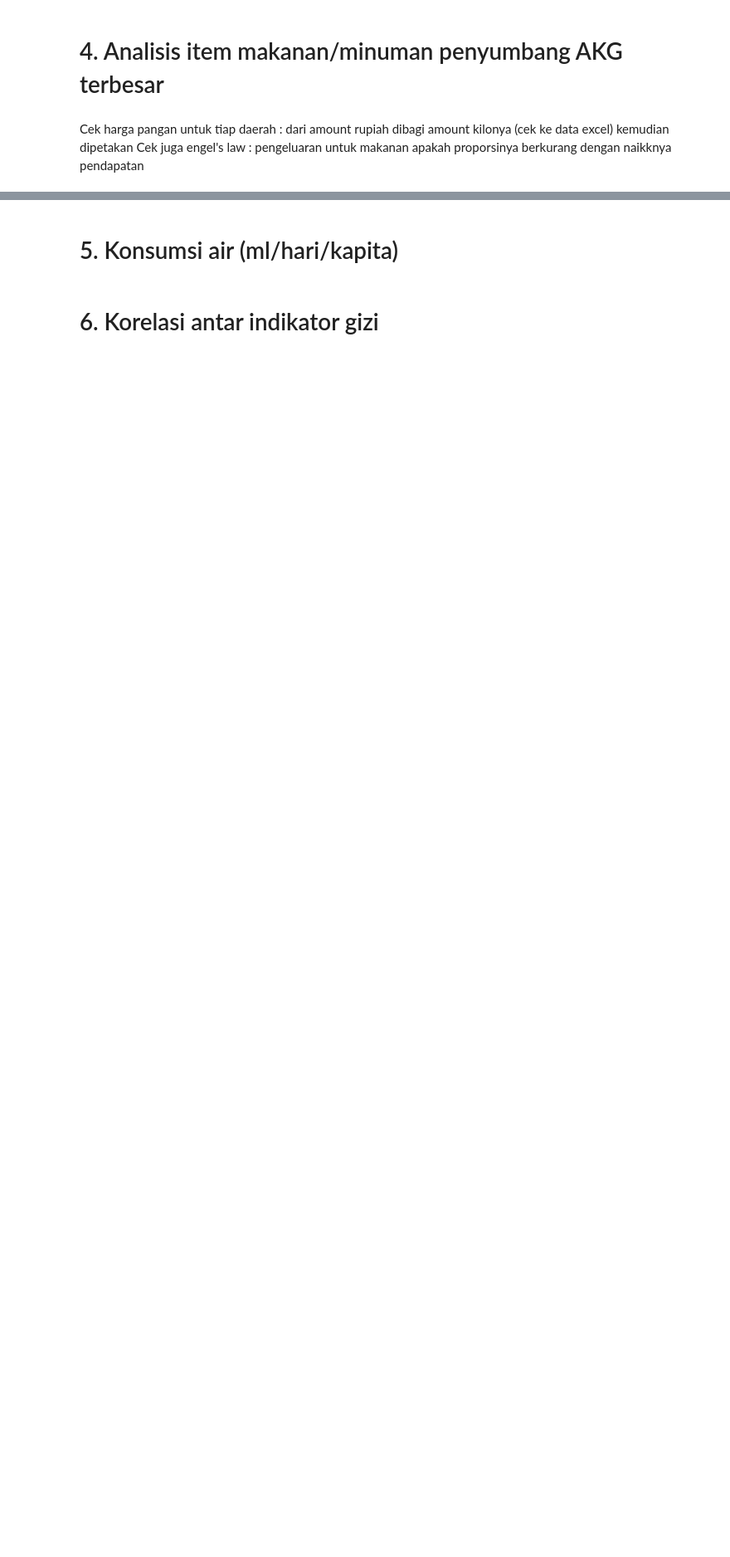
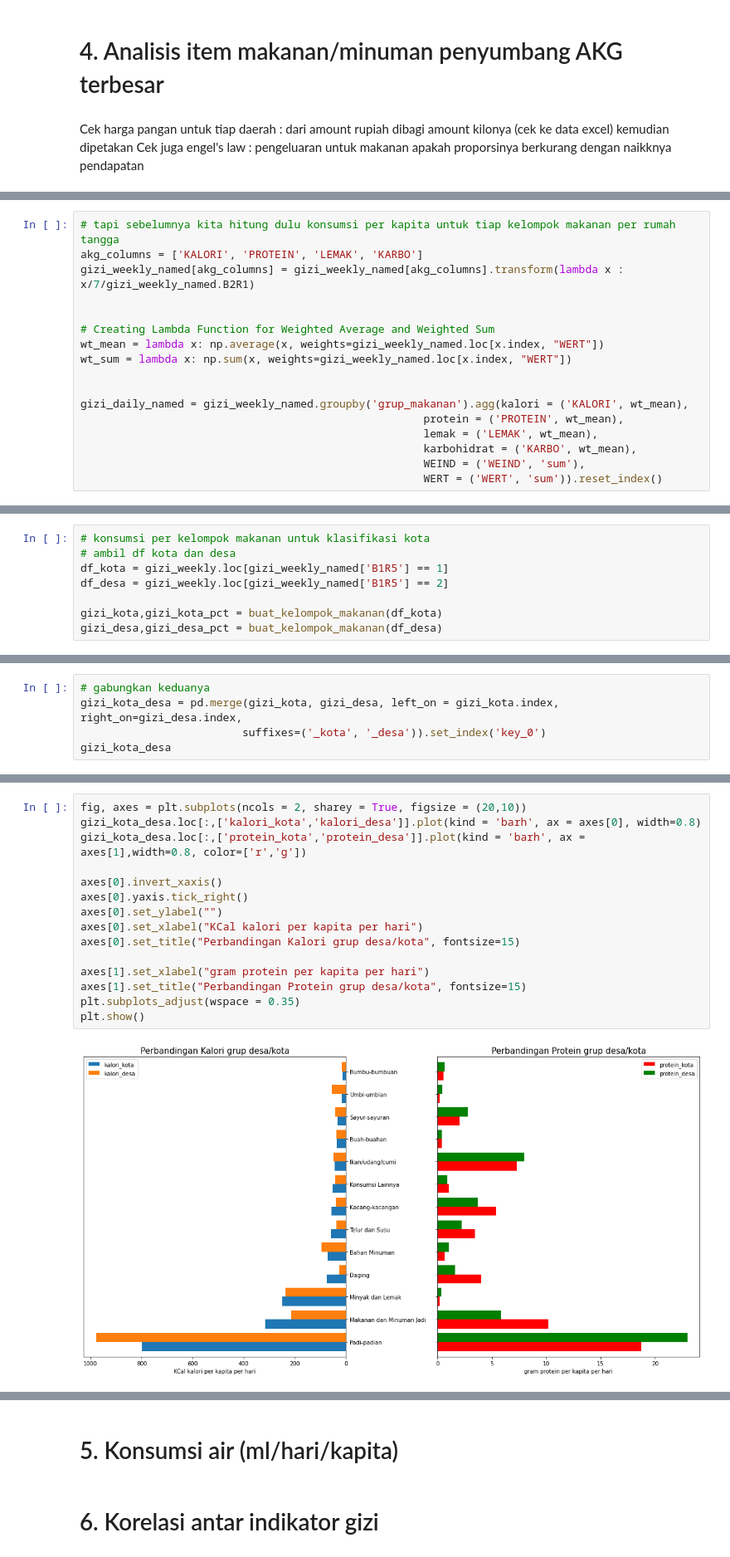
Before and after one commit to davidsirait/projectlab_susenas, a Jupyter notebook: Susenas - Gizi v2.ipynb, the cells around one changed output, grey strips where cells are left out. Shown at 83% size. Cells and saved outputs as stored; diff of their text form; blank space fills up the shorter version.

```diff
--- a/Susenas - Gizi v2.ipynb
+++ b/Susenas - Gizi v2.ipynb
@@ -748,0 +789,17 @@ Cek juga engel's law : pengeluaran untuk makanan apakah proporsinya berkurang de
+# %%
+# tapi sebelumnya kita hitung dulu konsumsi per kapita untuk tiap kelompok makanan per rumah tangga
+akg_columns = ['KALORI', 'PROTEIN', 'LEMAK', 'KARBO']
+gizi_weekly_named[akg_columns] = gizi_weekly_named[akg_columns].transform(lambda x : x/7/gizi_weekly_named.B2R1)
+
+
+# Creating Lambda Function for Weighted Average and Weighted Sum
+wt_mean = lambda x: np.average(x, weights=gizi_weekly_named.loc[x.index, "WERT"])
+wt_sum = lambda x: np.sum(x, weights=gizi_weekly_named.loc[x.index, "WERT"])
+
+
+gizi_daily_named = gizi_weekly_named.groupby('grup_makanan').agg(kalori = ('KALORI', wt_mean),
+                                                     protein = ('PROTEIN', wt_mean),
+                                                     lemak = ('LEMAK', wt_mean),
+                                                     karbohidrat = ('KARBO', wt_mean),
+                                                     WEIND = ('WEIND', 'sum'),
+                                                     WERT = ('WERT', 'sum')).reset_index()
@@ -748,0 +942,8 @@ Cek juga engel's law : pengeluaran untuk makanan apakah proporsinya berkurang de
+# %%
+# konsumsi per kelompok makanan untuk klasifikasi kota
+# ambil df kota dan desa
+df_kota = gizi_weekly.loc[gizi_weekly_named['B1R5'] == 1]
+df_desa = gizi_weekly.loc[gizi_weekly_named['B1R5'] == 2]
+
+gizi_kota,gizi_kota_pct = buat_kelompok_makanan(df_kota)
+gizi_desa,gizi_desa_pct = buat_kelompok_makanan(df_desa)
@@ -748,0 +961,5 @@ Cek juga engel's law : pengeluaran untuk makanan apakah proporsinya berkurang de
+# %%
+# gabungkan keduanya
+gizi_kota_desa = pd.merge(gizi_kota, gizi_desa, left_on = gizi_kota.index, right_on=gizi_desa.index,
+                         suffixes=('_kota', '_desa')).set_index('key_0')
+gizi_kota_desa
@@ -748,0 +986,17 @@ Cek juga engel's law : pengeluaran untuk makanan apakah proporsinya berkurang de
+# %%
+fig, axes = plt.subplots(ncols = 2, sharey = True, figsize = (20,10))
+gizi_kota_desa.loc[:,['kalori_kota','kalori_desa']].plot(kind = 'barh', ax = axes[0], width=0.8)
+gizi_kota_desa.loc[:,['protein_kota','protein_desa']].plot(kind = 'barh', ax = axes[1],width=0.8, color=['r','g'])
+
+axes[0].invert_xaxis()
+axes[0].yaxis.tick_right()
+axes[0].set_ylabel("")
+axes[0].set_xlabel("KCal kalori per kapita per hari")
+axes[0].set_title("Perbandingan Kalori grup desa/kota", fontsize=15)
+
+axes[1].set_xlabel("gram protein per kapita per hari")
+axes[1].set_title("Perbandingan Protein grup desa/kota", fontsize=15)
+plt.subplots_adjust(wspace = 0.35)
+plt.show()
+# %% [output]
+[figure, added]
```
Also changed, not shown: parts of 33 cells of this notebook.
